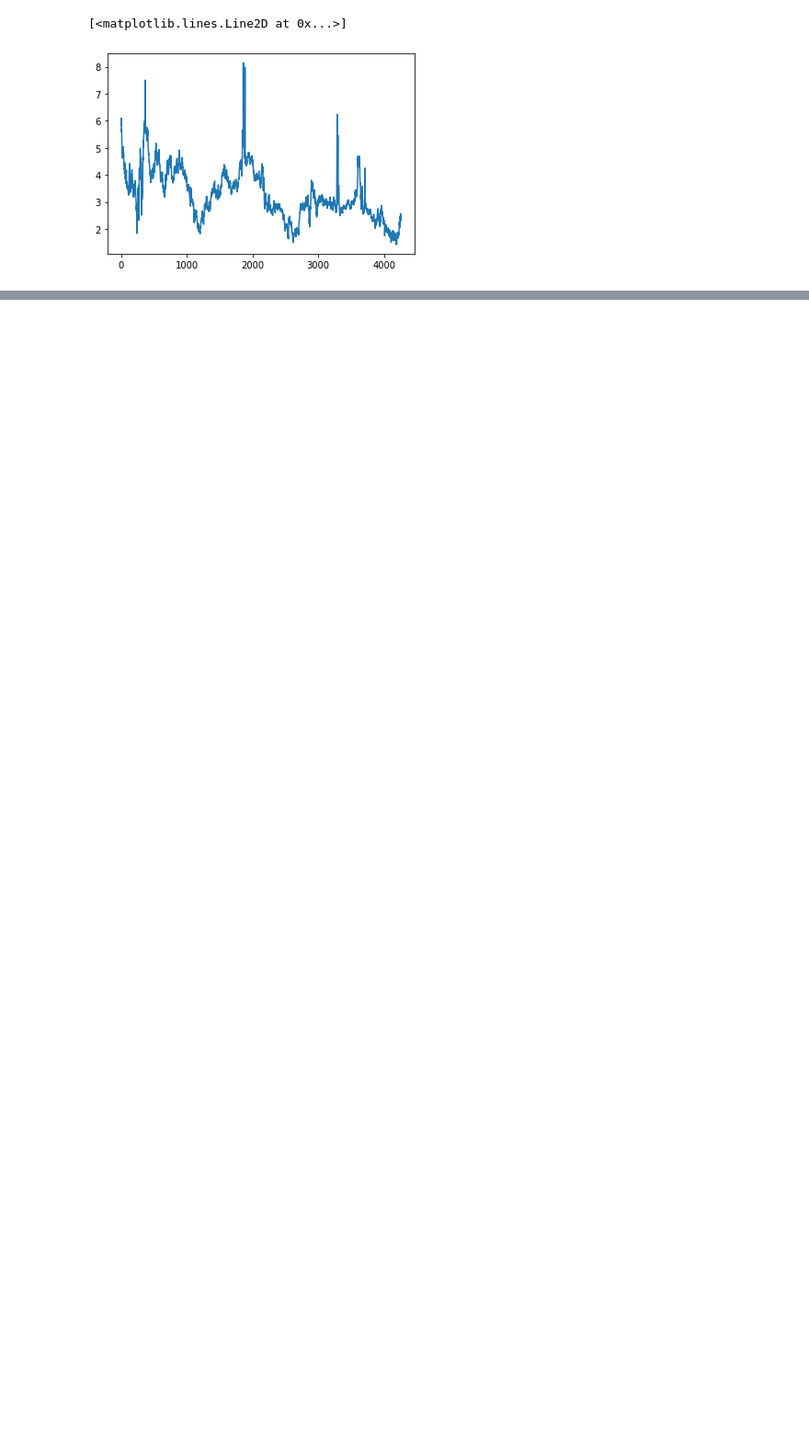
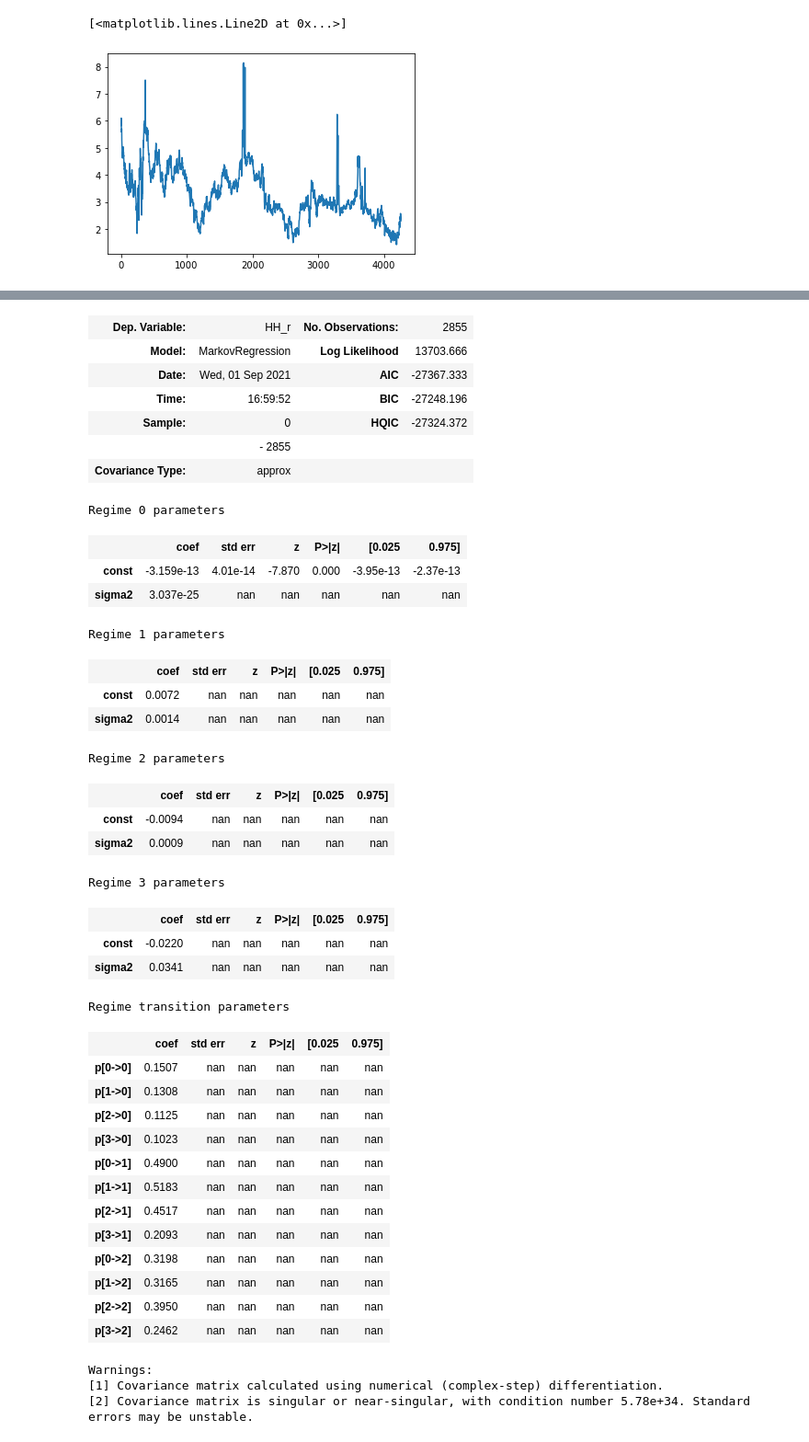
Before and after one commit to joe-ascroft/phd, a Jupyter notebook: Markov-switching-univariate.ipynb, the cells around one changed output, grey strips where cells are left out. Shown at 92% size. Drawn from its saved outputs; the diff is of its cells as text; code cells hidden in the pictures; blank space fills up the shorter version.

```diff
--- a/Markov-switching-univariate.ipynb
+++ b/Markov-switching-univariate.ipynb
@@ -99,3 +99,10 @@ plt.plot(df["HH"])
 # %% [output]
 [<matplotlib.lines.Line2D at 0x...>]
 [figure]
+# %%
+## markov regime switching for univariate returns analysis ##
+
+mod = sm.tsa.MarkovRegression(df["HH_r"], k_regimes=4, switching_variance = True)
+res_mod = mod.fit()
+res_mod.summary()
+# %% [output]
@@ -101,0 +110,40 @@ plt.plot(df["HH"])
+| Dep. Variable: | HH_r | No. Observations: | 2855 |
+| Model: | MarkovRegression | Log Likelihood | 13703.666 |
+| Date: | Wed, 01 Sep 2021 | AIC | -27367.333 |
+| Time: | 16:59:52 | BIC | -27248.196 |
+| Sample: | 0 | HQIC | -27324.372 |
+|  | - 2855 |  |  |
+| Covariance Type: | approx |  |  |
+Regime 0 parameters
+|  | coef | std err | z | P>|z| | [0.025 | 0.975] |
+| const | -3.159e-13 | 4.01e-14 | -7.870 | 0.000 | -3.95e-13 | -2.37e-13 |
+| sigma2 | 3.037e-25 | nan | nan | nan | nan | nan |
+Regime 1 parameters
+|  | coef | std err | z | P>|z| | [0.025 | 0.975] |
+| const | 0.0072 | nan | nan | nan | nan | nan |
+| sigma2 | 0.0014 | nan | nan | nan | nan | nan |
+Regime 2 parameters
+|  | coef | std err | z | P>|z| | [0.025 | 0.975] |
+| const | -0.0094 | nan | nan | nan | nan | nan |
+| sigma2 | 0.0009 | nan | nan | nan | nan | nan |
+Regime 3 parameters
+|  | coef | std err | z | P>|z| | [0.025 | 0.975] |
+| const | -0.0220 | nan | nan | nan | nan | nan |
+| sigma2 | 0.0341 | nan | nan | nan | nan | nan |
+Regime transition parameters
+|  | coef | std err | z | P>|z| | [0.025 | 0.975] |
+| p[0->0] | 0.1507 | nan | nan | nan | nan | nan |
+| p[1->0] | 0.1308 | nan | nan | nan | nan | nan |
+| p[2->0] | 0.1125 | nan | nan | nan | nan | nan |
+| p[3->0] | 0.1023 | nan | nan | nan | nan | nan |
+| p[0->1] | 0.4900 | nan | nan | nan | nan | nan |
+| p[1->1] | 0.5183 | nan | nan | nan | nan | nan |
+| p[2->1] | 0.4517 | nan | nan | nan | nan | nan |
+| p[3->1] | 0.2093 | nan | nan | nan | nan | nan |
+| p[0->2] | 0.3198 | nan | nan | nan | nan | nan |
+| p[1->2] | 0.3165 | nan | nan | nan | nan | nan |
+| p[2->2] | 0.3950 | nan | nan | nan | nan | nan |
+| p[3->2] | 0.2462 | nan | nan | nan | nan | nan |
+Warnings:
+[1] Covariance matrix calculated using numerical (complex-step) differentiation.
+[2] Covariance matrix is singular or near-singular, with condition number 5.78e+34. Standard errors may be unstable.
```
Also changed, not shown: parts of 3 cells of this notebook, 7 other files.
